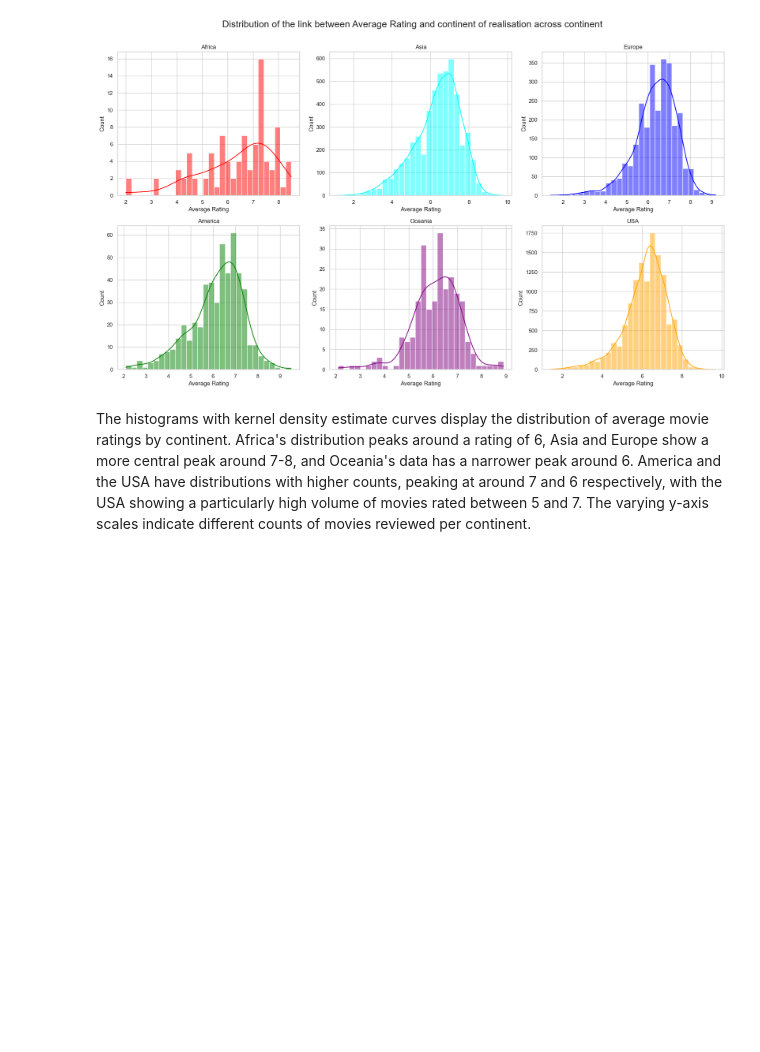
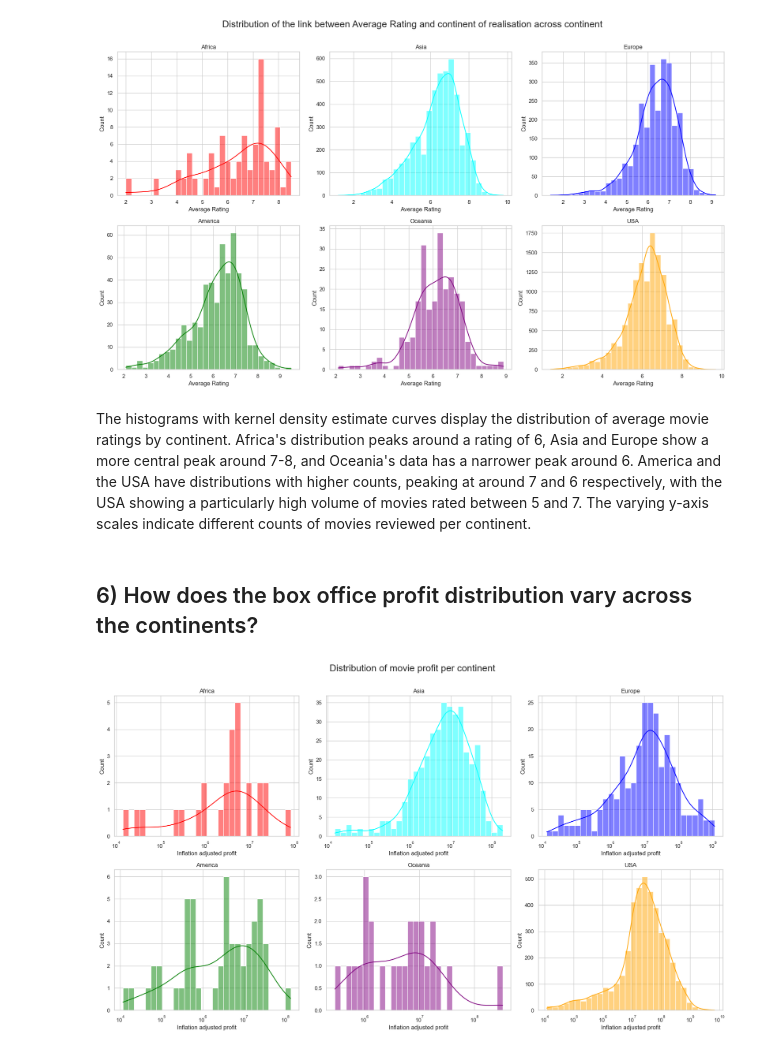
Before and after one commit to epfl-ada/ada-2023-project-bavmaresearch, a Jupyter notebook: Code/milestone2.ipynb, the cells around one changed output. Drawn from its saved outputs; the diff is of its cells as text; code cells hidden in the pictures; blank space fills up the shorter version.

```diff
--- a/Code/milestone2.ipynb
+++ b/Code/milestone2.ipynb
@@ -1129,3 +1131,43 @@ plt.show()
 [figure]
 # %% [markdown]
 The histograms with kernel density estimate curves display the distribution of average movie ratings by continent. Africa's distribution peaks around a rating of 6, Asia and Europe show a more central peak around 7-8, and Oceania's data has a narrower peak around 6. America and the USA have distributions with higher counts, peaking at around 7 and 6 respectively, with the USA showing a particularly high volume of movies rated between 5 and 7. The varying y-axis scales indicate different counts of movies reviewed per continent.
+# %% [markdown]
+## 6) How does the box office profit distribution vary across the continents?
+# %%
+df_movie_profit = merged4[merged4['Inflation_adjusted_profit'] > 10000] # 10000 is the minimum profit
+
+fig, axes = plt.subplots(nrows = 2, ncols = 3, figsize = (18, 10))
+
+sns.histplot(data = df_movie_profit[df_movie_profit.Main_continent == 'Africa'], x='Inflation_adjusted_profit', bins=30, kde=True, ax = axes[0, 0], color='red', log_scale=True)
+axes[0, 0].set_title('Africa')
+axes[0, 0].set_xlabel('Inflation adjusted profit')
+axes[0, 0].set_ylabel('Count')
+sns.histplot(data = df_movie_profit[df_movie_profit.Main_continent == 'Asia'], x='Inflation_adjusted_profit', bins=30, kde=True, ax = axes[0, 1], color='cyan',log_scale=True)
+axes[0, 1].set_title('Asia')
+axes[0, 1].set_xlabel('Inflation adjusted profit')
+axes[0, 1].set_ylabel('Count')
+sns.histplot(data = df_movie_profit[df_movie_profit.Main_continent == 'Europe'], x='Inflation_adjusted_profit', bins=30, kde=True, ax = axes[0, 2], color = 'blue', log_scale=True)
+axes[0, 2].set_title('Europe')
+axes[0, 2].set_xlabel('Inflation adjusted profit')
+axes[0, 2].set_ylabel('Count')
+sns.histplot(data = df_movie_profit[df_movie_profit.Main_continent == 'America'], x='Inflation_adjusted_profit', bins=30, kde=True, ax = axes[1, 0], color = 'green', log_scale=True)
+axes[1, 0].set_title('America')
+axes[1, 0].set_xlabel('Inflation adjusted profit')
+axes[1, 0].set_ylabel('Count')
+sns.histplot(data = df_movie_profit[df_movie_profit.Main_continent == 'Oceania'], x='Inflation_adjusted_profit', bins=30, kde=True, ax = axes[1, 1], color = 'purple', log_scale=True)
+axes[1, 1].set_title('Oceania')
+axes[1, 1].set_xlabel('Inflation adjusted profit')
+axes[1, 1].set_ylabel('Count')
+sns.histplot(data = df_movie_profit[df_movie_profit.Main_continent == 'USA'], x='Inflation_adjusted_profit', bins=30, kde=True, ax = axes[1, 2], color='orange', log_scale=True)
+axes[1, 2].set_title('USA')
+axes[1, 2].set_xlabel('Inflation adjusted profit')
+axes[1, 2].set_ylabel('Count')
+
+# Adjust layout
+plt.tight_layout()
+plt.suptitle("Distribution of movie profit per continent", fontsize=19,y=1.05)
+
+# Display the plot
+plt.show()
+# %% [output]
+[figure, added]
```
Also changed, not shown: parts of 7 cells of this notebook.
